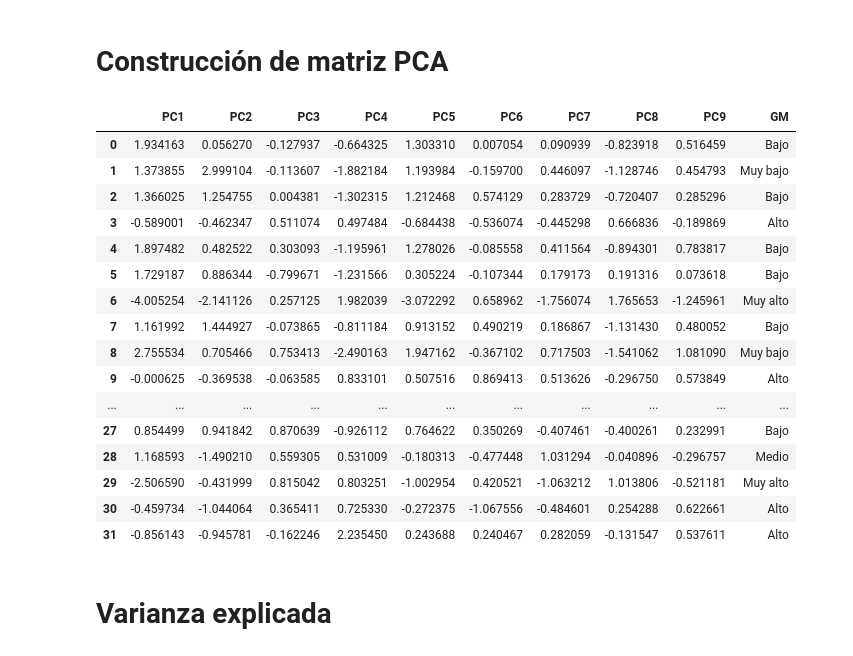
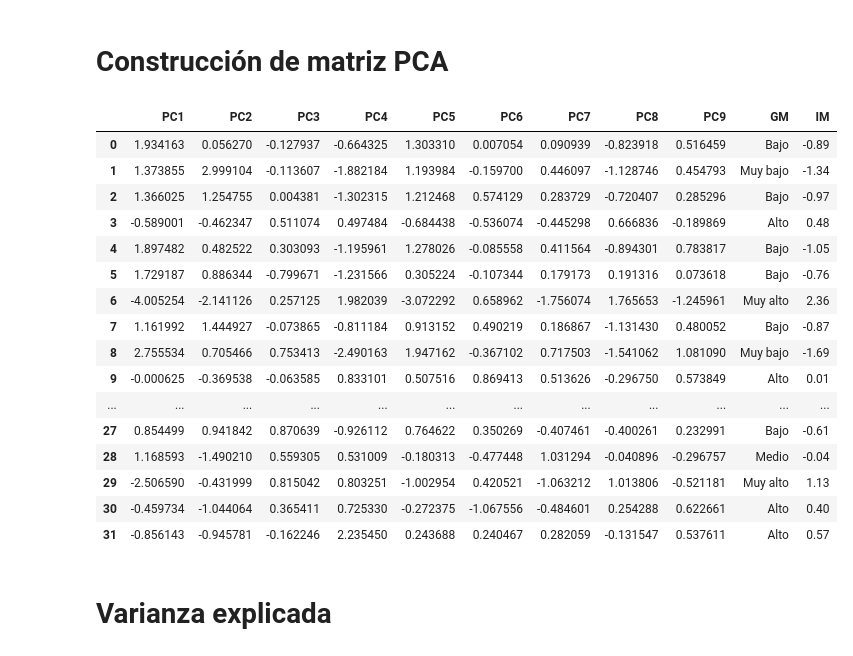
Before and after one commit to AnaTorresR/PracticaFinalMNO, a Jupyter notebook: Jacobi_1990.ipynb, the cells around one changed output. Drawn from its saved outputs; the diff is of its cells as text; code cells hidden in the pictures.

```diff
--- a/Jacobi_1990.ipynb
+++ b/Jacobi_1990.ipynb
@@ -667,45 +667,47 @@ Los eigenvalores calculados por nuestra función son similares a los eigenvalore
 # %%
 projected_1 = vectors[0]@X_scaled.T
 projected_2 = vectors[1]@ X_scaled.T
 projected_3 = vectors[2] @ X_scaled.T
 projected_4 = vectors[3]@ X_scaled.T
 projected_5 = vectors[5]@ X_scaled.T
 projected_6 = vectors[7]@X_scaled.T
 projected_7 = vectors[8] @ X_scaled.T
 projected_8 = vectors[6]@X_scaled.T
 projected_9 = vectors[4]@X_scaled.T
 
 
 res = pd.DataFrame(projected_1, columns=['PC1'])
 
 res['PC2'] = projected_2
 res['PC3'] = projected_3
 res['PC4'] = projected_4
 res['PC5'] = projected_5
 res['PC6'] = projected_6
 res['PC7'] = projected_7
 res['PC8'] = projected_8
 res['PC9'] = projected_9
 res['GM'] = datos_1990['GM']
+res['IM'] = datos_1990['IM']
+
 res
 # %% [output]
-|  | PC1 | PC2 | PC3 | PC4 | PC5 | PC6 | PC7 | PC8 | PC9 | GM |
-| 0 | 1.934163 | 0.056270 | -0.127937 | -0.664325 | 1.303310 | 0.007054 | 0.090939 | -0.823918 | 0.516459 | Bajo |
-| 1 | 1.373855 | 2.999104 | -0.113607 | -1.882184 | 1.193984 | -0.159700 | 0.446097 | -1.128746 | 0.454793 | Muy bajo |
-| 2 | 1.366025 | 1.254755 | 0.004381 | -1.302315 | 1.212468 | 0.574129 | 0.283729 | -0.720407 | 0.285296 | Bajo |
-| 3 | -0.589001 | -0.462347 | 0.511074 | 0.497484 | -0.684438 | -0.536074 | -0.445298 | 0.666836 | -0.189869 | Alto |
-| 4 | 1.897482 | 0.482522 | 0.303093 | -1.195961 | 1.278026 | -0.085558 | 0.411564 | -0.894301 | 0.783817 | Bajo |
-| 5 | 1.729187 | 0.886344 | -0.799671 | -1.231566 | 0.305224 | -0.107344 | 0.179173 | 0.191316 | 0.073618 | Bajo |
-| 6 | -4.005254 | -2.141126 | 0.257125 | 1.982039 | -3.072292 | 0.658962 | -1.756074 | 1.765653 | -1.245961 | Muy alto |
-| 7 | 1.161992 | 1.444927 | -0.073865 | -0.811184 | 0.913152 | 0.490219 | 0.186867 | -1.131430 | 0.480052 | Bajo |
-| 8 | 2.755534 | 0.705466 | 0.753413 | -2.490163 | 1.947162 | -0.367102 | 0.717503 | -1.541062 | 1.081090 | Muy bajo |
-| 9 | -0.000625 | -0.369538 | -0.063585 | 0.833101 | 0.507516 | 0.869413 | 0.513626 | -0.296750 | 0.573849 | Alto |
-| ... | ... | ... | ... | ... | ... | ... | ... | ... | ... | ... |
-| 27 | 0.854499 | 0.941842 | 0.870639 | -0.926112 | 0.764622 | 0.350269 | -0.407461 | -0.400261 | 0.232991 | Bajo |
-| 28 | 1.168593 | -1.490210 | 0.559305 | 0.531009 | -0.180313 | -0.477448 | 1.031294 | -0.040896 | -0.296757 | Medio |
-| 29 | -2.506590 | -0.431999 | 0.815042 | 0.803251 | -1.002954 | 0.420521 | -1.063212 | 1.013806 | -0.521181 | Muy alto |
-| 30 | -0.459734 | -1.044064 | 0.365411 | 0.725330 | -0.272375 | -1.067556 | -0.484601 | 0.254288 | 0.622661 | Alto |
-| 31 | -0.856143 | -0.945781 | -0.162246 | 2.235450 | 0.243688 | 0.240467 | 0.282059 | -0.131547 | 0.537611 | Alto |
+|  | PC1 | PC2 | PC3 | PC4 | PC5 | PC6 | PC7 | PC8 | PC9 | GM | IM |
+| 0 | 1.934163 | 0.056270 | -0.127937 | -0.664325 | 1.303310 | 0.007054 | 0.090939 | -0.823918 | 0.516459 | Bajo | -0.89 |
+| 1 | 1.373855 | 2.999104 | -0.113607 | -1.882184 | 1.193984 | -0.159700 | 0.446097 | -1.128746 | 0.454793 | Muy bajo | -1.34 |
+| 2 | 1.366025 | 1.254755 | 0.004381 | -1.302315 | 1.212468 | 0.574129 | 0.283729 | -0.720407 | 0.285296 | Bajo | -0.97 |
+| 3 | -0.589001 | -0.462347 | 0.511074 | 0.497484 | -0.684438 | -0.536074 | -0.445298 | 0.666836 | -0.189869 | Alto | 0.48 |
+| 4 | 1.897482 | 0.482522 | 0.303093 | -1.195961 | 1.278026 | -0.085558 | 0.411564 | -0.894301 | 0.783817 | Bajo | -1.05 |
+| 5 | 1.729187 | 0.886344 | -0.799671 | -1.231566 | 0.305224 | -0.107344 | 0.179173 | 0.191316 | 0.073618 | Bajo | -0.76 |
+| 6 | -4.005254 | -2.141126 | 0.257125 | 1.982039 | -3.072292 | 0.658962 | -1.756074 | 1.765653 | -1.245961 | Muy alto | 2.36 |
+| 7 | 1.161992 | 1.444927 | -0.073865 | -0.811184 | 0.913152 | 0.490219 | 0.186867 | -1.131430 | 0.480052 | Bajo | -0.87 |
+| 8 | 2.755534 | 0.705466 | 0.753413 | -2.490163 | 1.947162 | -0.367102 | 0.717503 | -1.541062 | 1.081090 | Muy bajo | -1.69 |
+| 9 | -0.000625 | -0.369538 | -0.063585 | 0.833101 | 0.507516 | 0.869413 | 0.513626 | -0.296750 | 0.573849 | Alto | 0.01 |
+| ... | ... | ... | ... | ... | ... | ... | ... | ... | ... | ... | ... |
+| 27 | 0.854499 | 0.941842 | 0.870639 | -0.926112 | 0.764622 | 0.350269 | -0.407461 | -0.400261 | 0.232991 | Bajo | -0.61 |
+| 28 | 1.168593 | -1.490210 | 0.559305 | 0.531009 | -0.180313 | -0.477448 | 1.031294 | -0.040896 | -0.296757 | Medio | -0.04 |
+| 29 | -2.506590 | -0.431999 | 0.815042 | 0.803251 | -1.002954 | 0.420521 | -1.063212 | 1.013806 | -0.521181 | Muy alto | 1.13 |
+| 30 | -0.459734 | -1.044064 | 0.365411 | 0.725330 | -0.272375 | -1.067556 | -0.484601 | 0.254288 | 0.622661 | Alto | 0.40 |
+| 31 | -0.856143 | -0.945781 | -0.162246 | 2.235450 | 0.243688 | 0.240467 | 0.282059 | -0.131547 | 0.537611 | Alto | 0.57 |
 # %% [markdown]
 # Varianza explicada
 # %%
```
Also changed, not shown: parts of 1 cell of this notebook, 1 other file.
